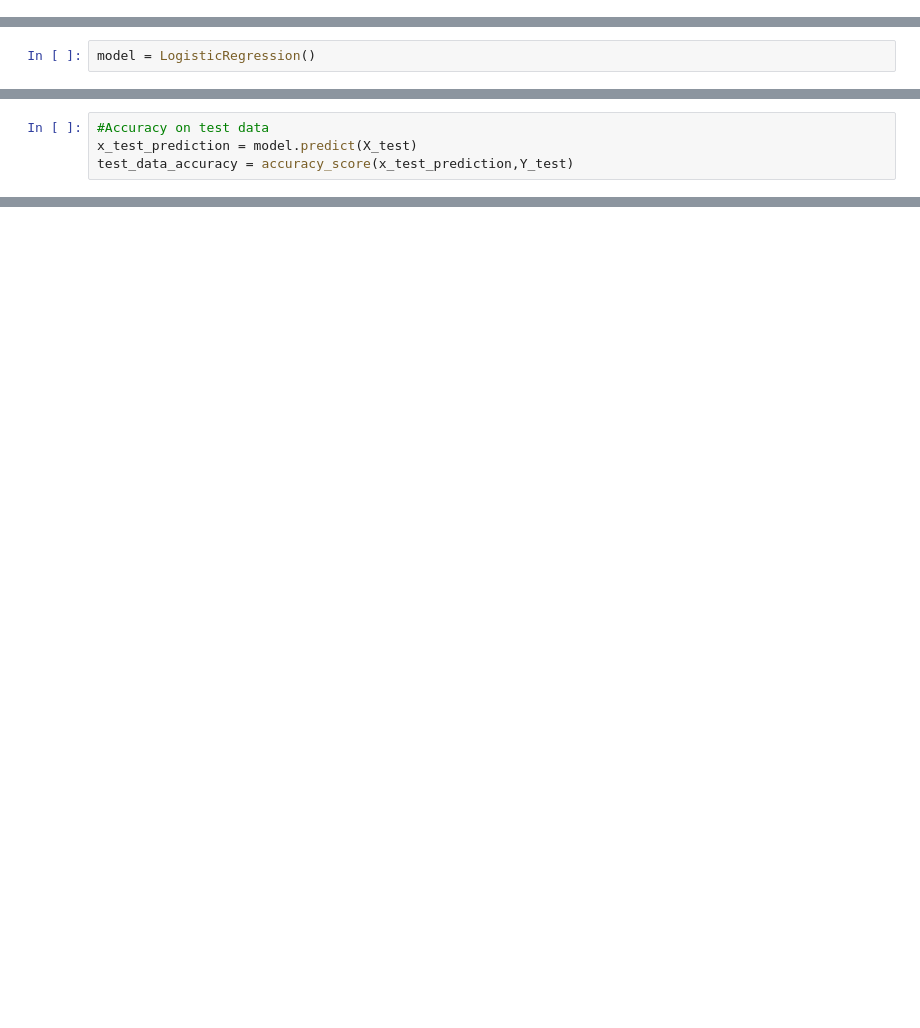
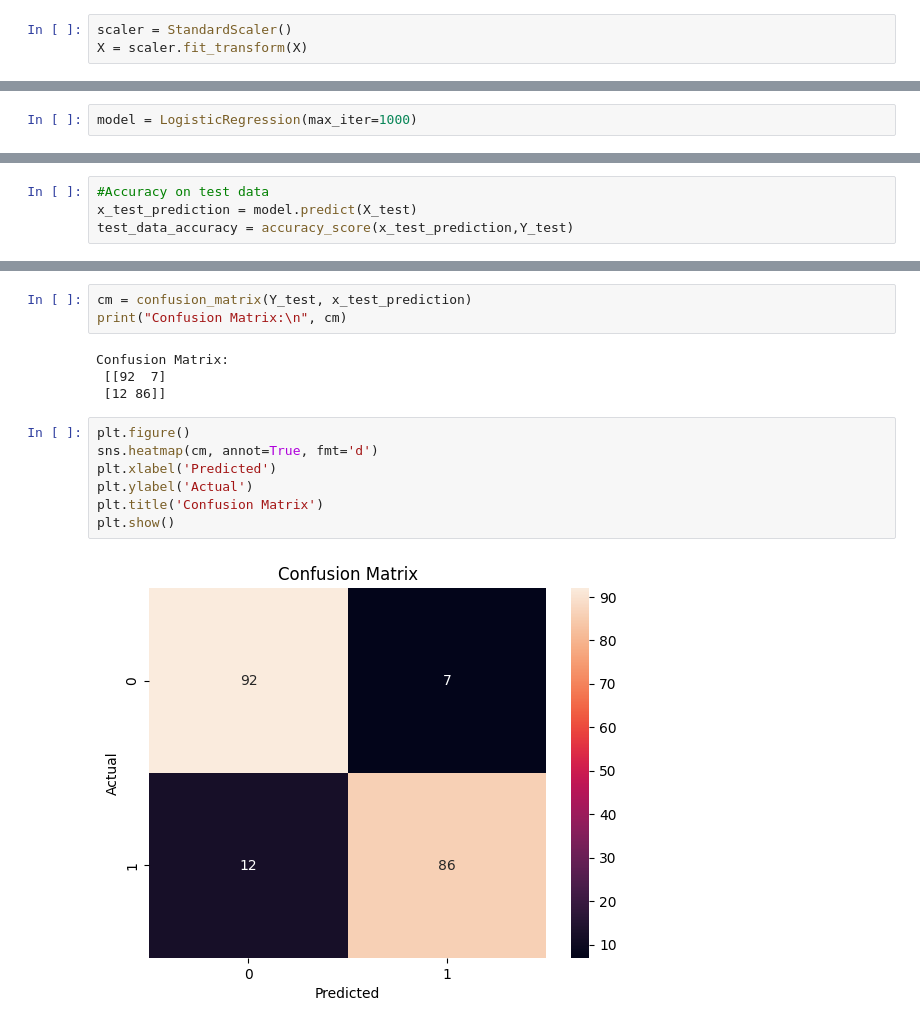
Before and after one commit to narendra-nersu/Credit-Card-Fraud-Detection, a Jupyter notebook: Credit Card Fraud Detection.ipynb, the cells around one changed output, grey strips where cells are left out. Cells and saved outputs as stored; diff of their text form; blank space fills up the shorter version.

Commit message:
added evaluation metrics, confusion matrix, and improved model pipeline

```diff
--- a/Credit Card Fraud Detection.ipynb
+++ b/Credit Card Fraud Detection.ipynb
@@ -251,6 +264,9 @@ print(Y)
 Name: Class, Length: 984, dtype: int64
 # %% [markdown]
 Split the data into Training data and Testing data
+# %%
+scaler = StandardScaler()
+X = scaler.fit_transform(X)
 # %%
 X_train,X_test,Y_train,Y_test = train_test_split(X,Y,test_size=0.2,stratify=Y,random_state=2)
 # %%
@@ -260,7 +276,7 @@ print(X.shape, X_train.shape, X_test.shape)
 # %% [markdown]
 Model Training: LogisticRegression
 # %%
-model = LogisticRegression()
+model = LogisticRegression(max_iter=1000)
 # %%
 #Training the logistic regression model with Training data
 model.fit(X_train,Y_train)
@@ -294,0 +329,16 @@ Accuracy on testing data: 0.9441624365482234
+# %%
+cm = confusion_matrix(Y_test, x_test_prediction)
+print("Confusion Matrix:\n", cm)
+# %% [output]
+Confusion Matrix:
+ [[92  7]
+ [12 86]]
+# %%
+plt.figure()
+sns.heatmap(cm, annot=True, fmt='d')
+plt.xlabel('Predicted')
+plt.ylabel('Actual')
+plt.title('Confusion Matrix')
+plt.show()
+# %% [output]
+[figure, added]
```
Also changed, not shown: parts of 13 cells of this notebook.
